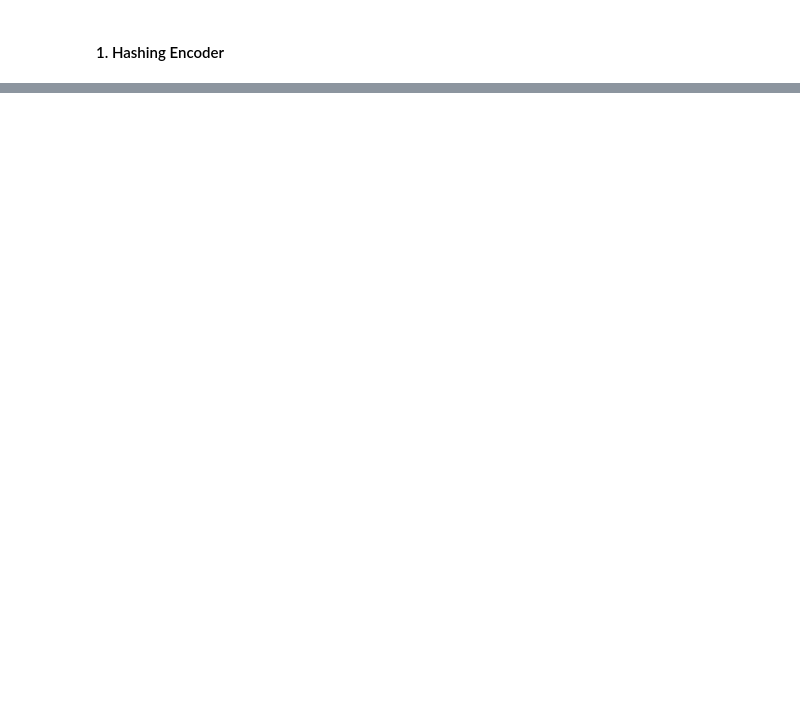
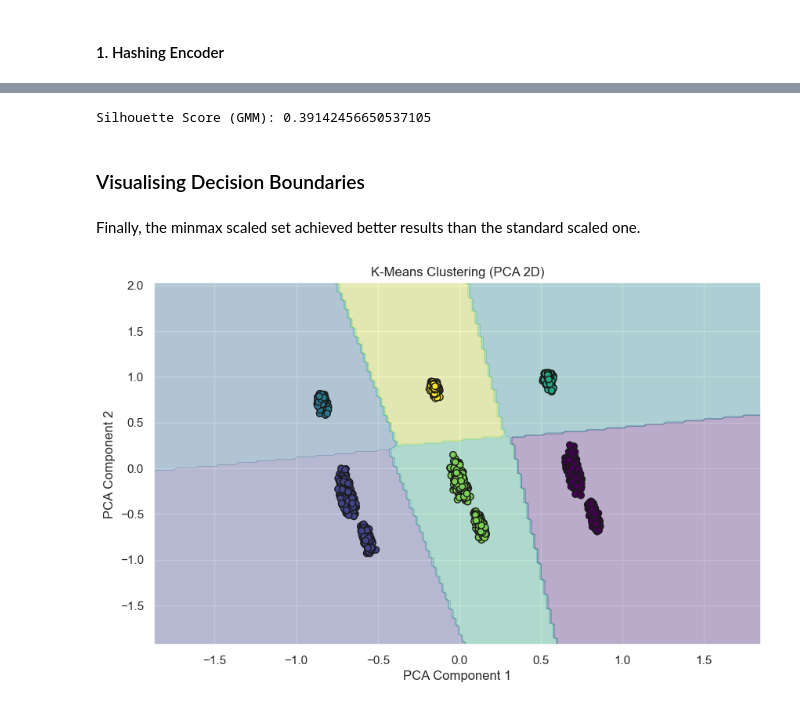
Before and after one commit to HernanRochon664/Proyectos-ML, a Jupyter notebook: credit-card-fraud-detection/CreaditCard-FraudPrediction.ipynb, the cells around one changed output, grey strips where cells are left out. Saved outputs shown, nothing was run; the diff lists cells and outputs as text; code cells hidden in the pictures; blank space fills up the shorter version.

```diff
--- a/credit-card-fraud-detection/CreaditCard-FraudPrediction.ipynb
+++ b/credit-card-fraud-detection/CreaditCard-FraudPrediction.ipynb
@@ -326,0 +477,10 @@ print(df_encoded.head())
+# %%
+from sklearn.cluster import KMeans, DBSCAN
+
+kmeans = KMeans(n_clusters=6, random_state=42)
+kmeans.fit(train_pca_minmax)
+kmeans_labels = kmeans.labels_
+
+silhouette_kmeans = silhouette_score(train_pca_minmax, kmeans_labels)
+print("Silhouette Score (KMeans):", silhouette_kmeans)
+print("Inertia (KMeans):", kmeans.inertia_)
@@ -326,0 +511,48 @@ print(df_encoded.head())
+# %%
+from sklearn.mixture import GaussianMixture
+
+gmm = GaussianMixture(n_components=5, random_state=42)
+gmm_labels = gmm.fit_predict(train_pca_minmax)
+
+silhouette_gmm = silhouette_score(train_pca_minmax, gmm_labels)
+print("Silhouette Score (GMM):", silhouette_gmm)
+# %% [output]
+Silhouette Score (GMM): 0.39142456650537105
+# %% [markdown]
+### Visualising Decision Boundaries
+# %% [markdown]
+Finally, the minmax scaled set achieved better results than the standard scaled one.
+# %%
+pca_2d = PCA(n_components=2)
+train_pca_2d_standard = pca_2d.fit_transform(train_pca_standard)
+train_pca_2d_minmax = pca_2d.fit_transform(train_pca_minmax)
+# %%
+def plot_decision_boundaries(X, labels, model, title, h=0.02):
+    x_min, x_max = X[:, 0].min() - 1, X[:, 0].max() + 1
+    y_min, y_max = X[:, 1].min() - 1, X[:, 1].max() + 1
+    xx, yy = np.meshgrid(np.arange(x_min, x_max, h), np.arange(y_min, y_max, h))
+
+    if hasattr(model, 'predict'):
+        Z = model.predict(np.c_[xx.ravel(), yy.ravel()])
+    else:
+        Z = model.fit_predict(np.c_[xx.ravel(), yy.ravel()])
+    Z = Z.reshape(xx.shape)
+
+    # Graficar
+    plt.figure(figsize=(10, 6))
+    plt.contourf(xx, yy, Z, alpha=0.3, cmap='viridis')
+    plt.scatter(X[:, 0], X[:, 1], c=labels, edgecolor='k', cmap='viridis')
+    plt.title(title)
+    plt.xlabel('PCA Component 1')
+    plt.ylabel('PCA Component 2')
+    plt.show()
+# %%
+# K-Means 2D
+kmeans_2d = KMeans(n_clusters=6, random_state=42)
+kmeans_2d.fit(train_pca_2d_minmax)
+kmeans_labels_2d = kmeans_2d.labels_
+
+# Plot
+plot_decision_boundaries(train_pca_2d_minmax, kmeans_labels_2d, kmeans_2d, title='K-Means Clustering (PCA 2D)')
+# %% [output]
+[figure, added]
```
Also changed, not shown: parts of 48 cells of this notebook.
